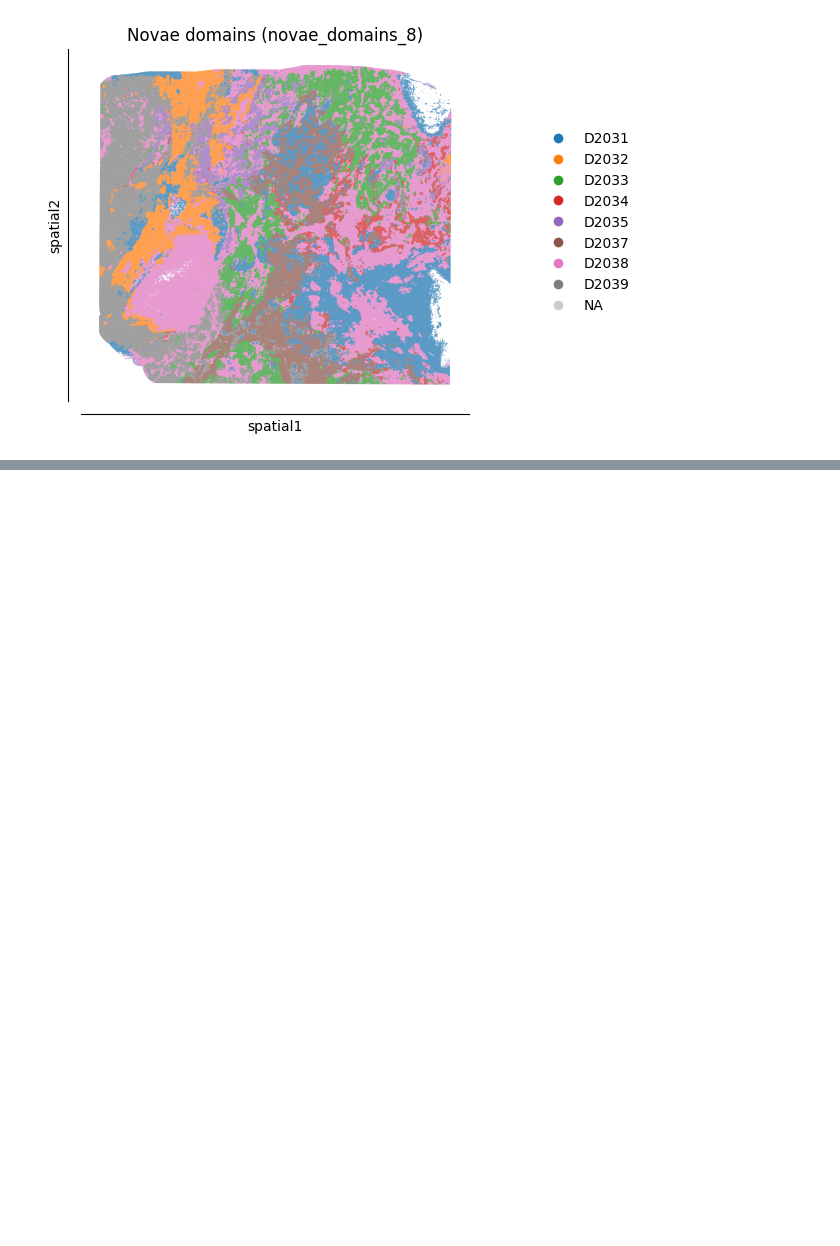
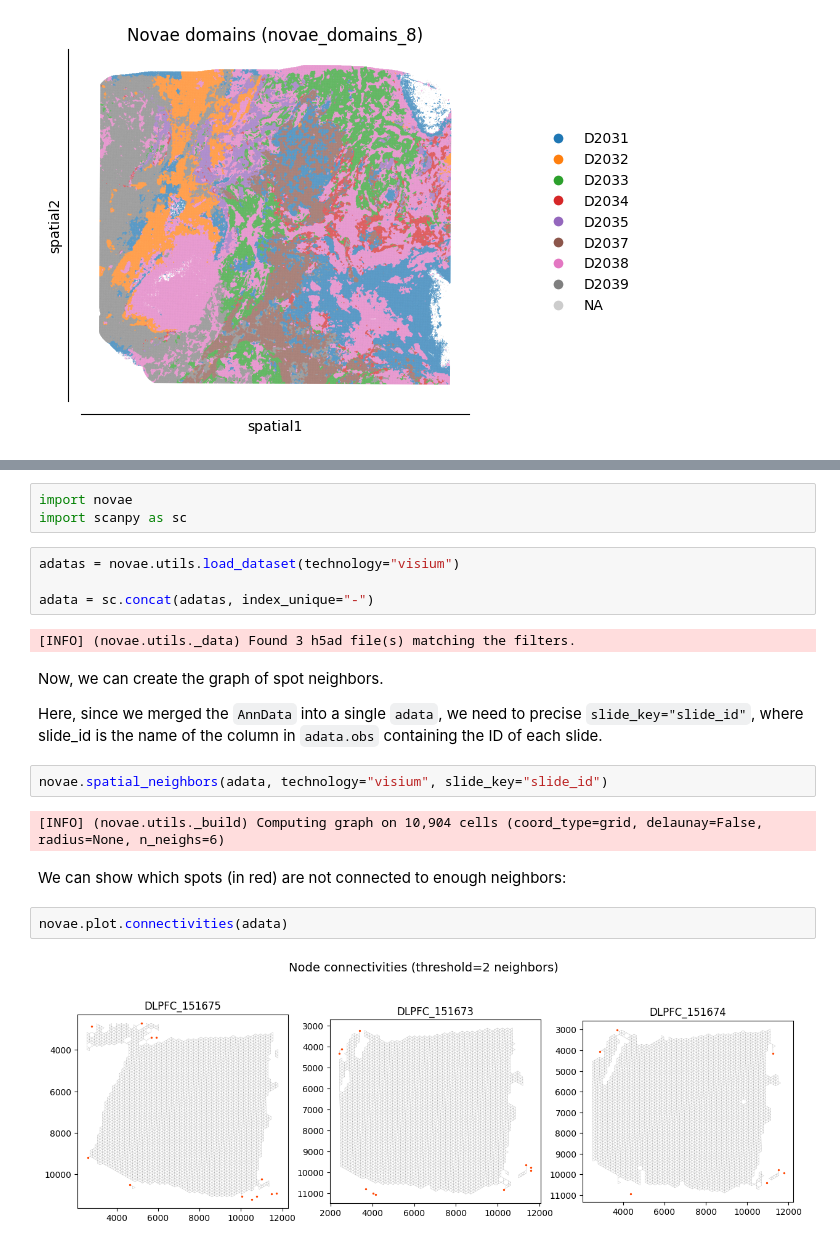
Before and after one commit to MICS-Lab/novae, a Jupyter notebook: docs/tutorials/resolutions.ipynb, the cells around one changed output, grey strips where cells are left out. Cells and saved outputs as stored; diff of their text form; blank space fills up the shorter version.

```diff
--- a/docs/tutorials/resolutions.ipynb
+++ b/docs/tutorials/resolutions.ipynb
@@ -85,0 +105,23 @@ novae.plot.domains(adata, cell_size=35)
+# %%
+import novae
+import scanpy as sc
+# %%
+adatas = novae.utils.load_dataset(technology="visium")
+
+adata = sc.concat(adatas, index_unique="-")
+# %% [output]
+[INFO] (novae.utils._data) Found 3 h5ad file(s) matching the filters.
+# %% [markdown]
+Now, we can create the graph of spot neighbors.
+
+Here, since we merged the `AnnData` into a single `adata`, we need to precise `slide_key="slide_id"`, where slide_id is the name of the column in `adata.obs` containing the ID of each slide.
+# %%
+novae.spatial_neighbors(adata, technology="visium", slide_key="slide_id")
+# %% [output]
+[INFO] (novae.utils._build) Computing graph on 10,904 cells (coord_type=grid, delaunay=False, radius=None, n_neighs=6)
+# %% [markdown]
+We can show which spots (in red) are not connected to enough neighbors:
+# %%
+novae.plot.connectivities(adata)
+# %% [output]
+[figure, added]
```
Also changed, not shown: parts of 26 cells of this notebook, 5 other files.
